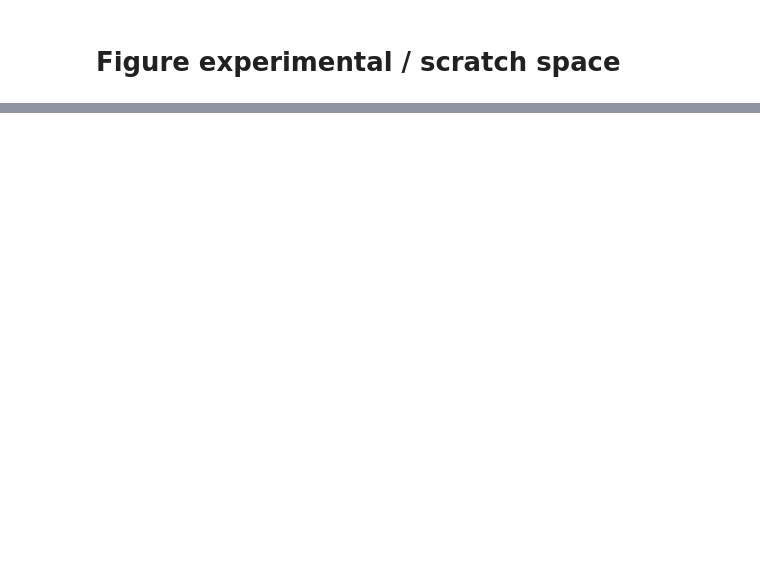
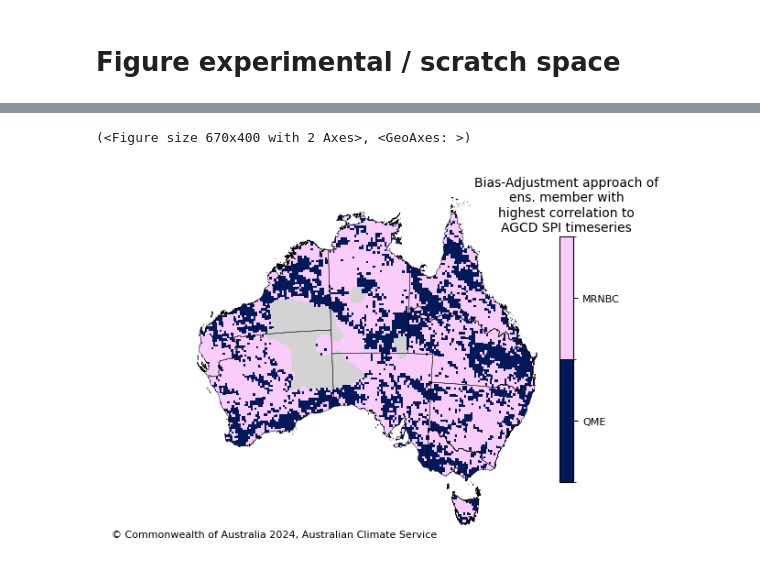
Before and after one commit to AusClimateService/hazards-drought, a Jupyter notebook: spi/scratch_spi.ipynb, the cells around one changed output, grey strips where cells are left out. Saved outputs shown, nothing was run; the diff lists cells and outputs as text; code cells hidden in the pictures; blank space fills up the shorter version.

```diff
--- a/spi/scratch_spi.ipynb
+++ b/spi/scratch_spi.ipynb
@@ -32,0 +39,16 @@ files.extend(sorted(glob.glob("/g/data/ia39/ncra/drought_aridity/spi/downscaled_
+# %%
+%%time
+AGCD_xr = xr.open_dataset('/g/data/ia39/ncra/drought_aridity/spi/SPI3_AGCD_baseperiod19652014.nc').where(q_mask.mask)
+AGCD_xr = AGCD_xr.sel(time=AGCD_xr['time'].dt.year.isin(range(1961, 2023)))
+
+correlation_list = []
+ens_timeseries_list = []
+for file in ACS_BOM_CCAM_files:
+    ens_xr = xr.open_dataset(file).where(q_mask.mask)
+    ens_xr = ens_xr.sel(time=ens_xr['time'].dt.year.isin(range(1901, 2023)))
+    ens_xr['time'] = AGCD_xr['time']
+    ens_xr.SPI3.values = np.ma.masked_invalid(ens_xr.SPI3.values)
+    correlation_list.append(xr.corr(AGCD_xr.SPI3, ens_xr.SPI3, dim="time"))
+    ens_timeseries_list.append(ens_xr.SPI3.mean(dim=['lat', 'lon']))
+    del ens_xr
+ens_timeseries_list.append(AGCD_xr.SPI3.mean(dim=['lat', 'lon']))
@@ -32,0 +129,3 @@ files.extend(sorted(glob.glob("/g/data/ia39/ncra/drought_aridity/spi/downscaled_
+# %%
+best_corr = xr.zeros_like(MME_xr[0])
+best_corr.values = np.argmax(MME_xr.values, axis=0)
@@ -32,0 +155,20 @@ files.extend(sorted(glob.glob("/g/data/ia39/ncra/drought_aridity/spi/downscaled_
+# %%
+%%time
+plot_acs_hazard(data = ((best_corr>13)),
+                        regions = regions_dict['ncra_regions'],
+                        cbar_label = "Bias-Adjustment approach of\nens. member with\nhighest correlation to\nAGCD SPI timeseries",
+                        cmap = cmap_dict['ipcc_misc_seq_3'],
+                        cbar_extend = "max",
+                        ticks=np.arange(0, 1.1, 1),
+                        tick_labels=['QME', 'MRNBC'],
+                        title = " ",
+                        # dataset_name = "BARPA-R/CCAM downscaled \nNon bias-corrected \n(/g/data/ia39)." if BC_SWITCH == False else f"BARPA-R/CCAM downscaled \nAGCD-{BC_TYPE} bias-corrected \n(/g/data/ia39).",
+                        # date_range = f"MME {str(int(percentile*100))}th percentile, GWL{str(GWL)}",
+                        contourf = False,
+                        agcd_mask=AGCD_MASK_SWITCH,
+                        contour = False,
+                        watermark= None,
+                        issued_date="",
+                        # outfile = f"/g/data/ia39/ncra/drought_aridity/spi/downscaled_notBC_5km/figures/SPI3_pct_time_below_-1_GWL{str(GWL)}_percentile_{str(int(percentile*100))}.png" if BC_SWITCH == False else f"/g/data/ia39/ncra/drought_aridity/spi/downscaled_BC_5km/{BC_TYPE}/figures/SPI3_pct_time_below_-1_GWL{str(GWL)}_ACS-QME-AGCD-1960-2022_percentile_{str(int(percentile*100))}_{'masked' if AGCD_MASK_SWITCH == True else ''}.png"
+                    )
+# %% [output]
@@ -32,0 +177,2 @@ files.extend(sorted(glob.glob("/g/data/ia39/ncra/drought_aridity/spi/downscaled_
+(<Figure size 670x400 with 2 Axes>, <GeoAxes: >)
+[figure, added]
```
Also changed, not shown: parts of 28 cells of this notebook, 3 other files.
